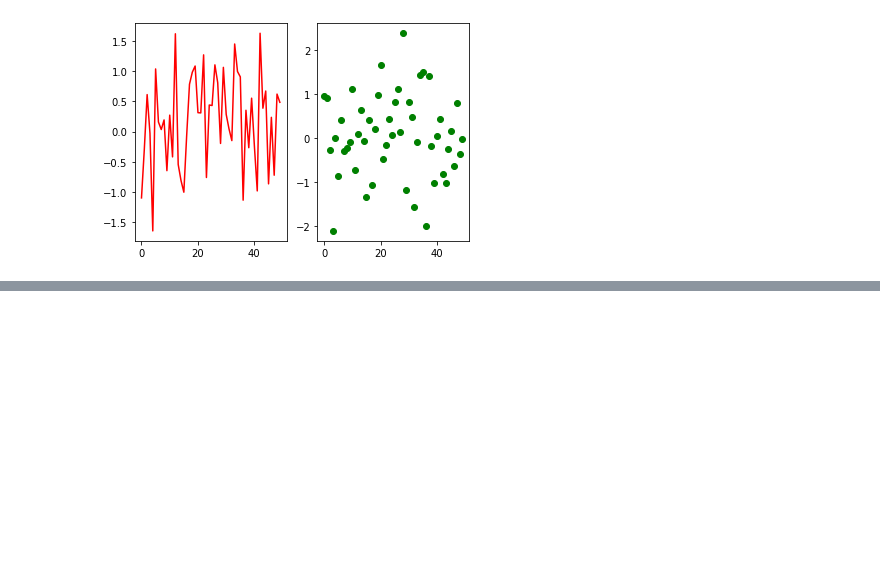
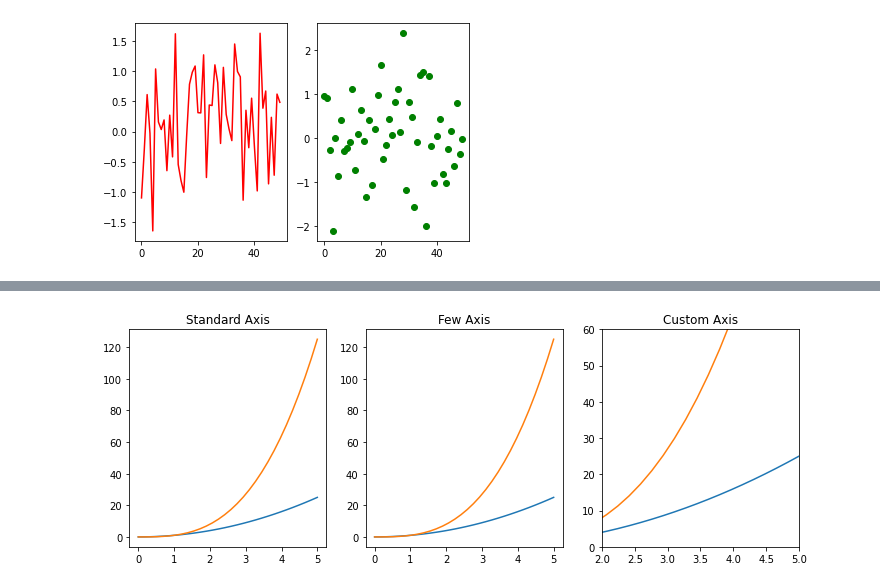
Before and after one commit to jpaulorc/Leaning-Python, a Jupyter notebook: NB00013-matplotlib.ipynb, the cells around one changed output, grey strips where cells are left out. Saved outputs shown, nothing was run; the diff lists cells and outputs as text; code cells hidden in the pictures; blank space fills up the shorter version.

```diff
--- a/NB00013-matplotlib.ipynb
+++ b/NB00013-matplotlib.ipynb
@@ -196,0 +206,21 @@ plt.show()
+# %%
+from pylab import *
+
+fig, axes = plt.subplots(1, 3, figsize = (12, 4))
+
+x = linspace(0, 5, 30)
+y = x ** 2
+
+axes[0].plot(x, x**2, x, x**3)
+axes[0].set_title("Standard Axis")
+
+axes[1].plot(x, x**2, x, x**3)
+axes[1].axis('tight')
+axes[1].set_title("Few Axis")
+
+axes[2].plot(x, x**2, x, x**3)
+axes[2].set_ylim([0, 60])
+axes[2].set_xlim([2, 5])
+axes[2].set_title("Custom Axis");
+# %% [output]
+[figure, added]
```
Also changed, not shown: parts of 4 cells of this notebook.
